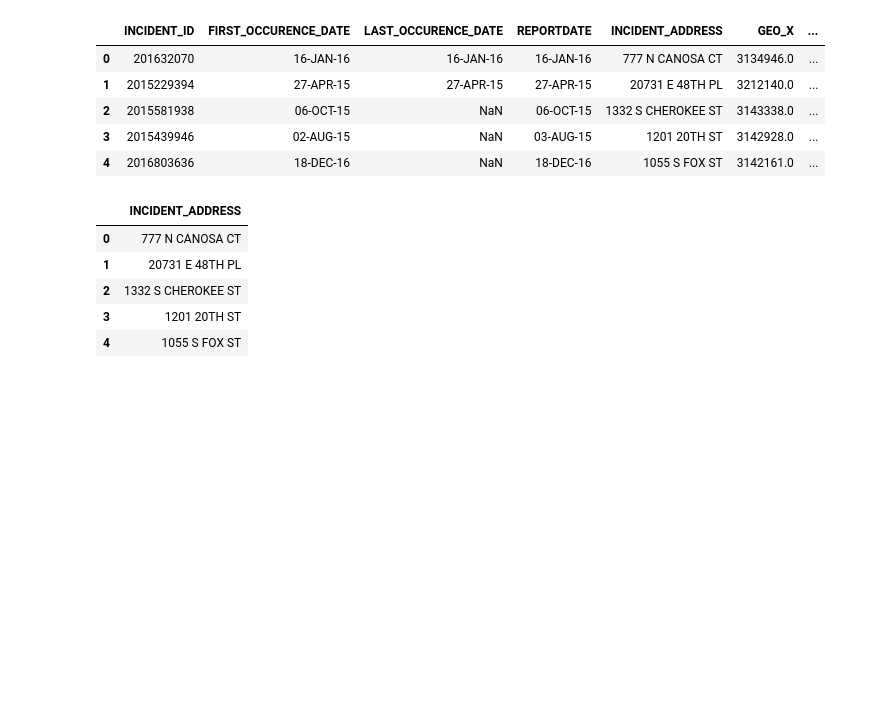
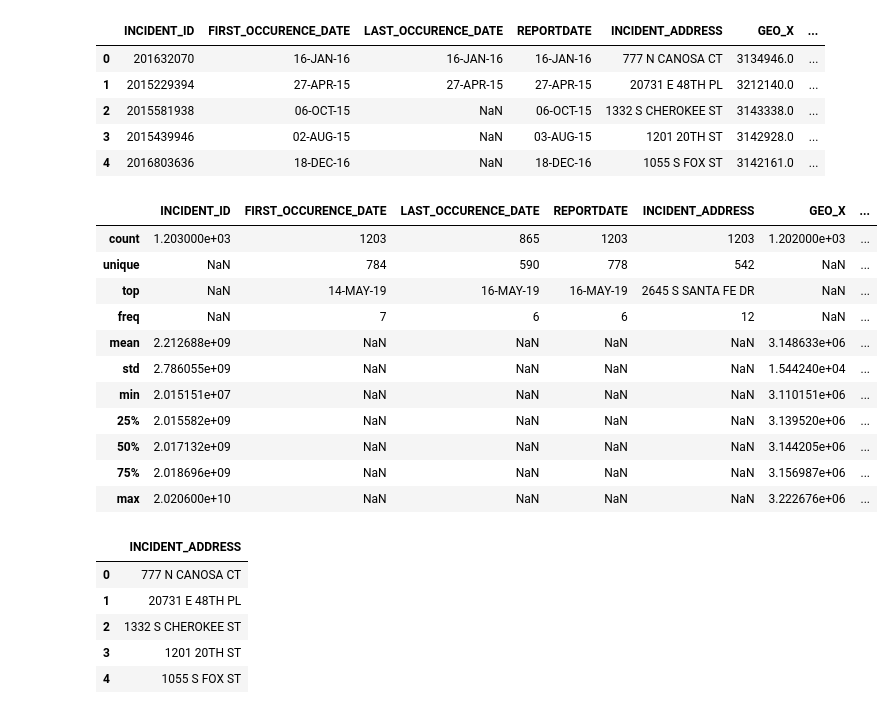
Before and after one commit to sumanan047/Coursera_Capstone, a Jupyter notebook: Capstone.ipynb, the cells around one changed output. Drawn from its saved outputs; the diff is of its cells as text; code cells hidden in the pictures; blank space fills up the shorter version.

```diff
--- a/Capstone.ipynb
+++ b/Capstone.ipynb
@@ -251,6 +263,21 @@ crime_marijuana.head()
 | 2 | 2015581938 | 06-OCT-15 | NaN | 06-OCT-15 | 1332 S CHEROKEE ST | 3143338.0 | ... |
 | 3 | 2015439946 | 02-AUG-15 | NaN | 03-AUG-15 | 1201 20TH ST | 3142928.0 | ... |
 | 4 | 2016803636 | 18-DEC-16 | NaN | 18-DEC-16 | 1055 S FOX ST | 3142161.0 | ... |
+# %%
+crime_marijuana.describe(include='all')
+# %% [output]
+|  | INCIDENT_ID | FIRST_OCCURENCE_DATE | LAST_OCCURENCE_DATE | REPORTDATE | INCIDENT_ADDRESS | GEO_X | ... |
+| count | 1.203000e+03 | 1203 | 865 | 1203 | 1203 | 1.202000e+03 | ... |
+| unique | NaN | 784 | 590 | 778 | 542 | NaN | ... |
+| top | NaN | 14-MAY-19 | 16-MAY-19 | 16-MAY-19 | 2645 S SANTA FE DR | NaN | ... |
+| freq | NaN | 7 | 6 | 6 | 12 | NaN | ... |
+| mean | 2.212688e+09 | NaN | NaN | NaN | NaN | 3.148633e+06 | ... |
+| std | 2.786055e+09 | NaN | NaN | NaN | NaN | 1.544240e+04 | ... |
+| min | 2.015151e+07 | NaN | NaN | NaN | NaN | 3.110151e+06 | ... |
+| 25% | 2.015582e+09 | NaN | NaN | NaN | NaN | 3.139520e+06 | ... |
+| 50% | 2.017132e+09 | NaN | NaN | NaN | NaN | 3.144205e+06 | ... |
+| 75% | 2.018696e+09 | NaN | NaN | NaN | NaN | 3.156987e+06 | ... |
+| max | 2.020600e+10 | NaN | NaN | NaN | NaN | 3.222676e+06 | ... |
 # %%
 new_cm = crime_marijuana[['INCIDENT_ADDRESS']]
 new_cm.head()
```
Also changed, not shown: parts of 21 cells of this notebook.
